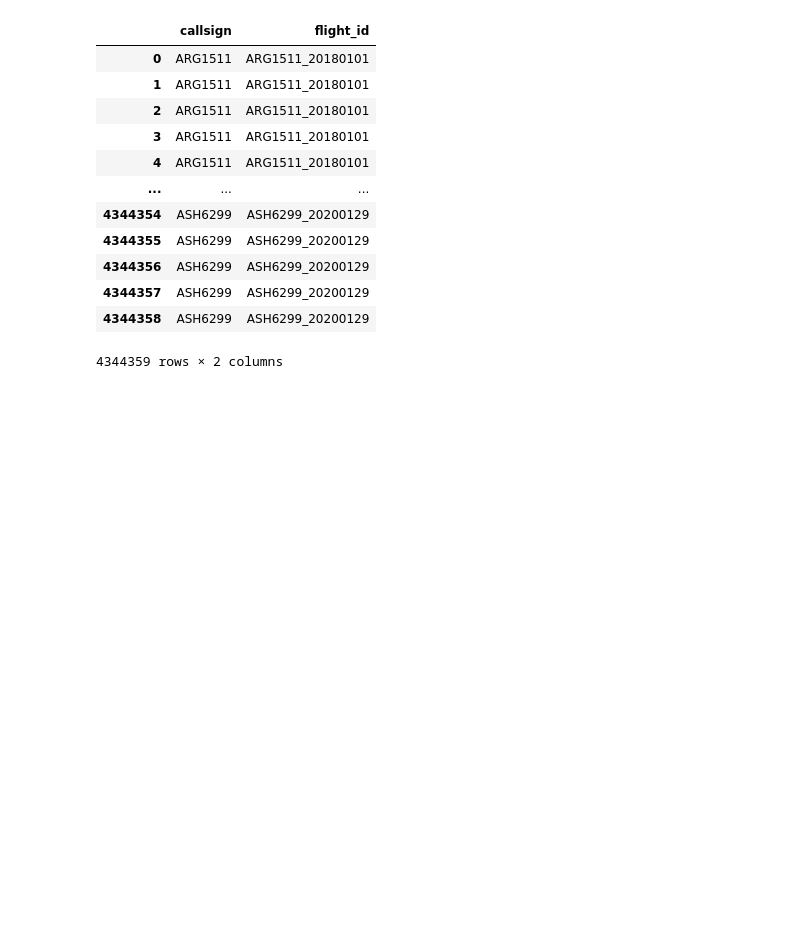
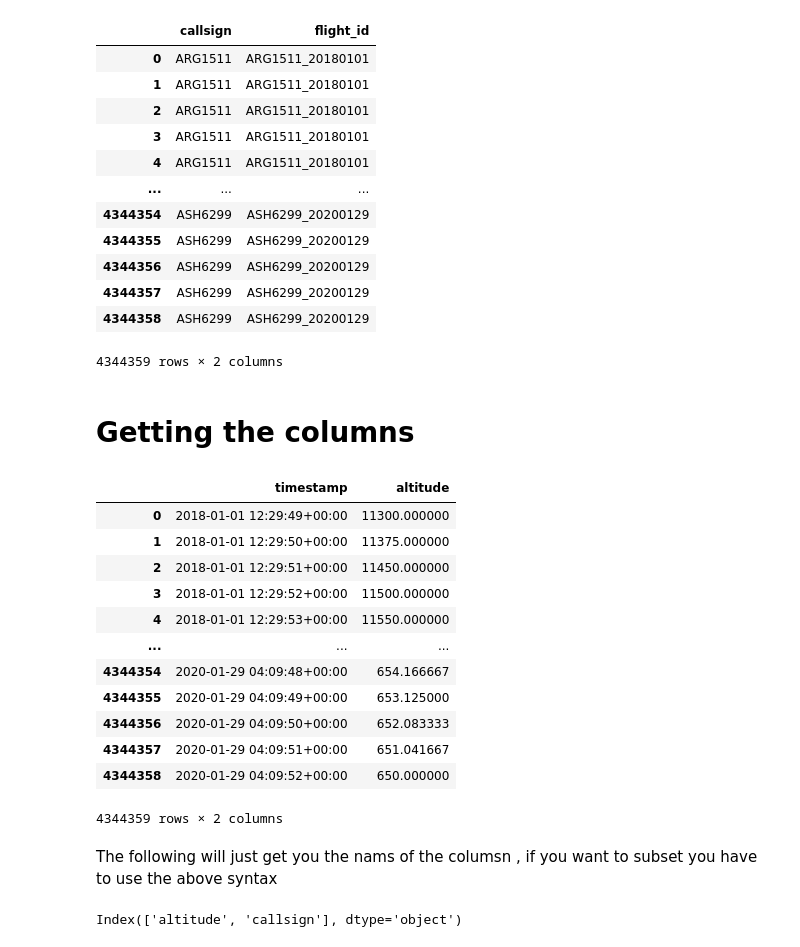
Before and after one commit to kachraz/ytlpda, a Jupyter notebook: KAG/ytleapan.ipynb, the cells around one changed output. Drawn from its saved outputs; the diff is of its cells as text; code cells hidden in the pictures; blank space fills up the shorter version.

```diff
--- a/KAG/ytleapan.ipynb
+++ b/KAG/ytleapan.ipynb
@@ -300,3 +300,27 @@ df[['callsign', 'flight_id']]
 | 4344357 | ASH6299 | ASH6299_20200129 |
 | 4344358 | ASH6299 | ASH6299_20200129 |
 4344359 rows × 2 columns
+# %% [markdown]
+# Getting the columns
+# %%
+df[df.columns[:2]]
+# %% [output]
+|  | timestamp | altitude |
+| 0 | 2018-01-01 12:29:49+00:00 | 11300.000000 |
+| 1 | 2018-01-01 12:29:50+00:00 | 11375.000000 |
+| 2 | 2018-01-01 12:29:51+00:00 | 11450.000000 |
+| 3 | 2018-01-01 12:29:52+00:00 | 11500.000000 |
+| 4 | 2018-01-01 12:29:53+00:00 | 11550.000000 |
+| ... | ... | ... |
+| 4344354 | 2020-01-29 04:09:48+00:00 | 654.166667 |
+| 4344355 | 2020-01-29 04:09:49+00:00 | 653.125000 |
+| 4344356 | 2020-01-29 04:09:50+00:00 | 652.083333 |
+| 4344357 | 2020-01-29 04:09:51+00:00 | 651.041667 |
+| 4344358 | 2020-01-29 04:09:52+00:00 | 650.000000 |
+4344359 rows × 2 columns
+# %% [markdown]
+The following will just get you the nams of the columsn , if you want to subset you have to use the above syntax
+# %%
+df.columns[1:3]
+# %% [output]
+Index(['altitude', 'callsign'], dtype='object')
```
Also changed, not shown: parts of 3 cells of this notebook.
